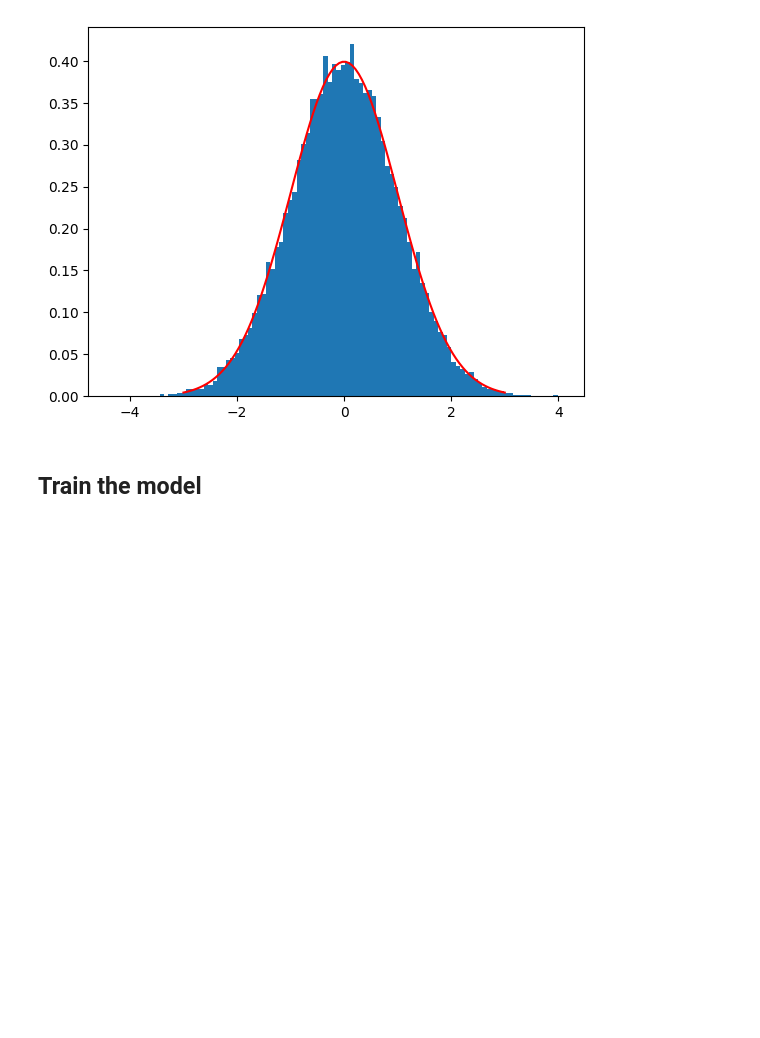
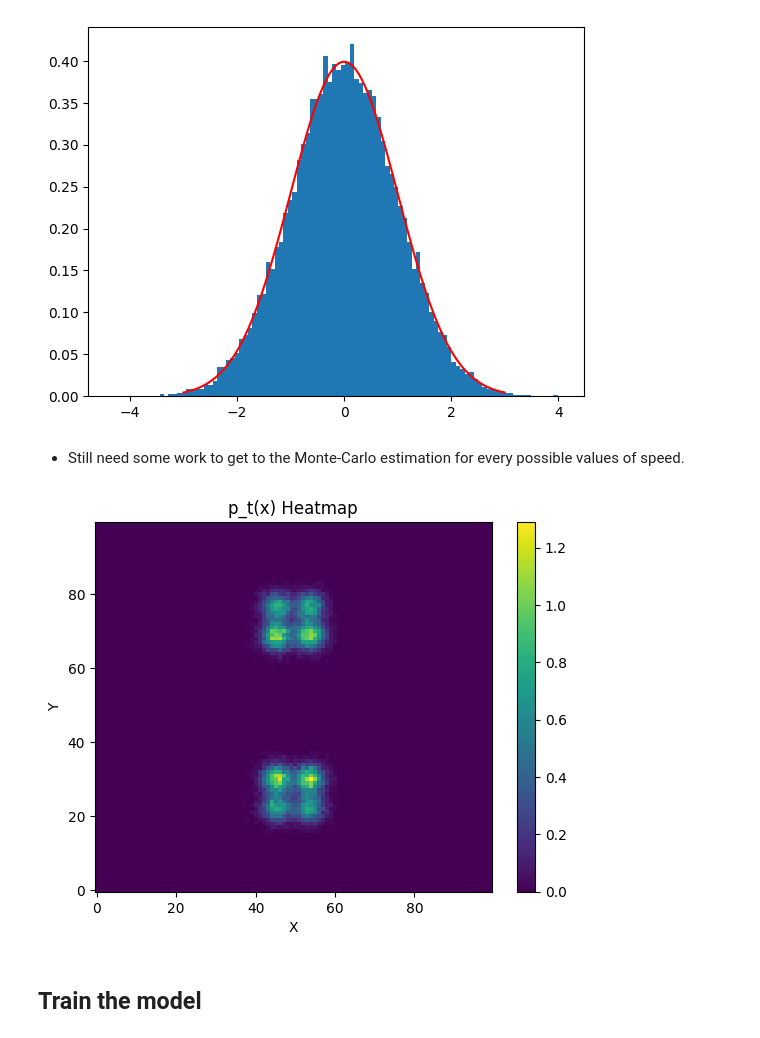
Before and after one commit to darioShar/PDMP, a Jupyter notebook: experiments_and_tracking.ipynb, the cells around one changed output. Cells and saved outputs as stored; diff of their text form; code cells hidden in the pictures; blank space fills up the shorter version.

```diff
--- a/experiments_and_tracking.ipynb
+++ b/experiments_and_tracking.ipynb
@@ -181,5 +215,39 @@ plt.hist(pos[:, 0], bins='auto', density=True)
 plt.show()
 # %% [output]
 [figure]
+# %% [markdown]
+* Still need some work to get to the Monte-Carlo estimation for every possible values of speed.
+# %%
+# clone data, since it will be modified by forward process
+M = 1
+L = []
+lims = 3
+T = np.linspace(0, 5, 100)
+for t in T:
+    # Define the number of bins in each dimension
+    num_bins = 100  # You can adjust this value as needed
+    tmp = []
+    for m in range(M):
+        data_clone = GMM2.clone()
+        pdmp.forward(data_clone, torch.ones(data_clone.shape)*t)
+        data_clone = data_clone.clamp(-lims, lims).squeeze(1).numpy()
+        # Compute the 2D histogram
+        hist, x_edges, y_edges = np.histogram2d(data_clone[:,0], data_clone[:,1], bins=num_bins, range=[[-lims, lims], [-lims, lims]], density=True)
+        tmp.append(hist)
+        # 'hist' contains the 2D histogram values
+        # 'x_edges' and 'y_edges' are the bin edges in the x and y dimensions, respectively
+    tmp = np.array(tmp)
+    tmp = tmp.mean(axis = 0)
+    L.append(tmp)
+L = np.array(L)
+# %%
+plt.imshow(L[5], origin='lower', aspect='auto')#extent=[x_edges[0], x_edges[-1], y_edges[0], y_edges[-1]])
+plt.colorbar()  # Add a color bar to indicate the scale
+plt.xlabel('X')  # Label for the x-axis
+plt.ylabel('Y')  # Label for the y-axis
+plt.title('p_t(x) Heatmap')  # Title of the heatmap
+plt.show()  # Display the heatmap
+# %% [output]
+[figure, added]
 # %% [markdown]
 ## Train the model
```
Also changed, not shown: parts of 21 cells of this notebook, 15 other files.
